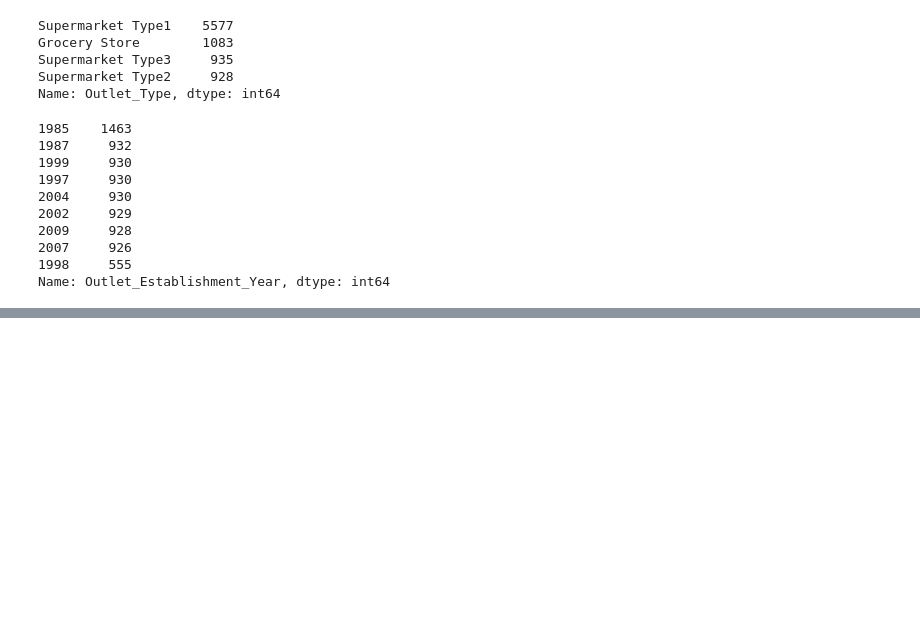
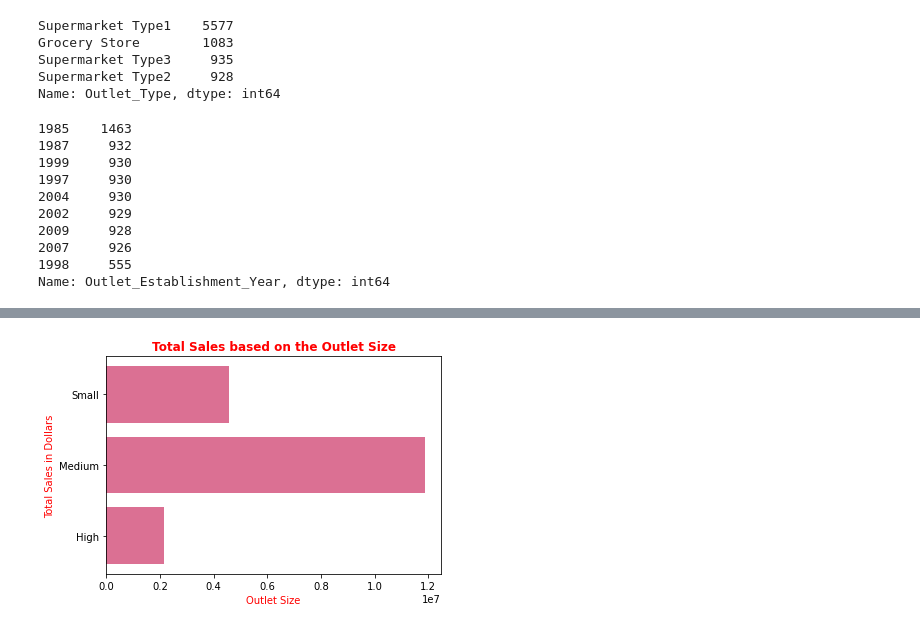
Before and after one commit to Maitreyeej/Food_Sales_Prediction, a Jupyter notebook: Sales_Prediction.ipynb, the cells around one changed output, grey strips where cells are left out. Saved outputs shown, nothing was run; the diff lists cells and outputs as text; code cells hidden in the pictures; blank space fills up the shorter version.

```diff
--- a/Sales_Prediction.ipynb
+++ b/Sales_Prediction.ipynb
@@ -269,0 +350,10 @@ Name: Outlet_Establishment_Year, dtype: int64
+# %%
+sales_prediction_df_outletSize=sales_prediction_df.groupby(['Outlet_Size'])['Item_Outlet_Sales'].sum()        #Plotting for the sales as per the outlet size
+# %%
+sales_prediction_df_outletSize
+plt.barh(sales_prediction_df_outletSize.index, sales_prediction_df_outletSize.values, color='palevioletred')
+plt.title('Total Sales based on the Outlet Size', fontweight='bold', c='red')
+plt.ylabel('Total Sales in Dollars', c='red')
+plt.xlabel('Outlet Size', c='red');
+# %% [output]
+[figure, added]
```
Also changed, not shown: parts of 23 cells of this notebook.
